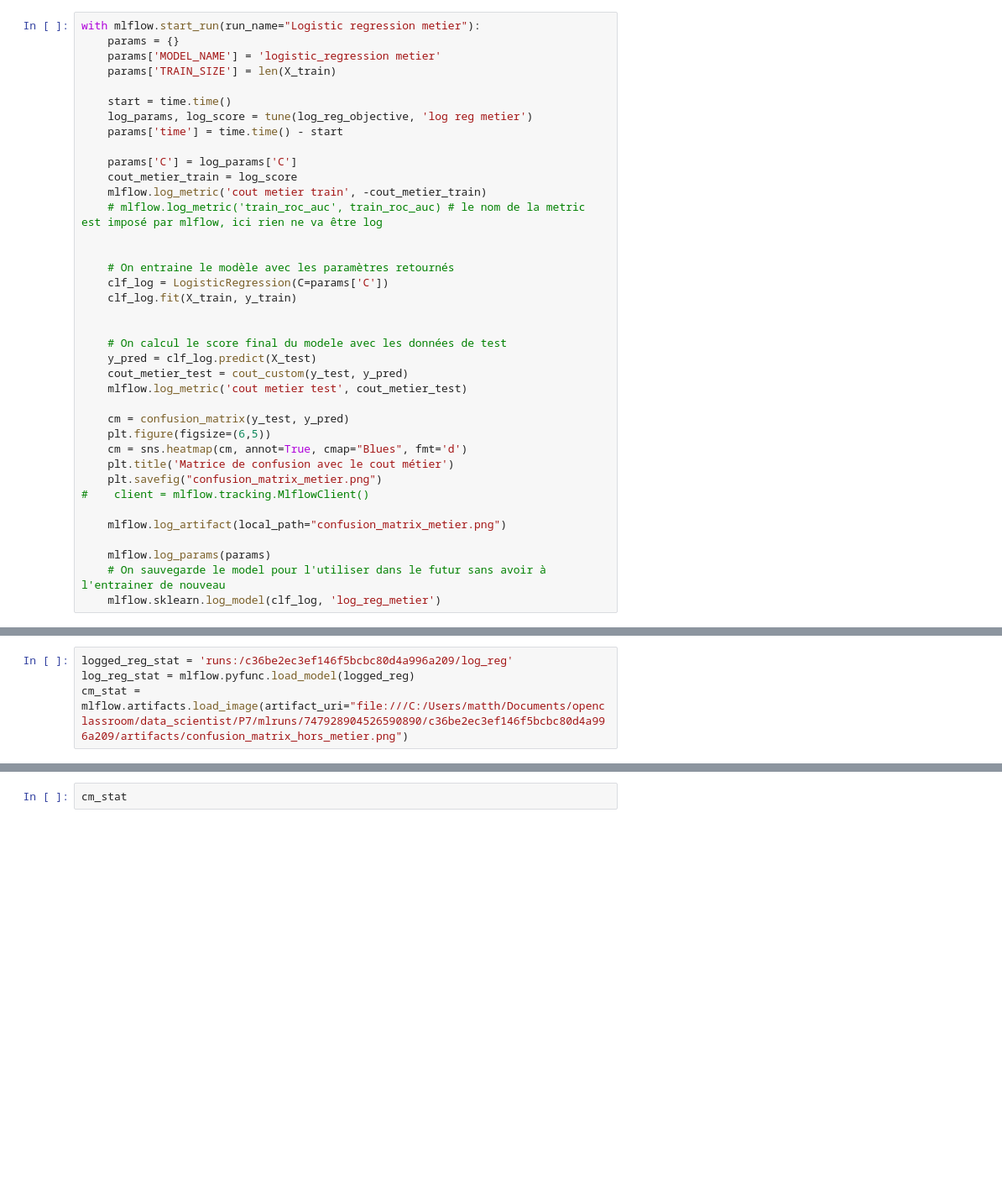
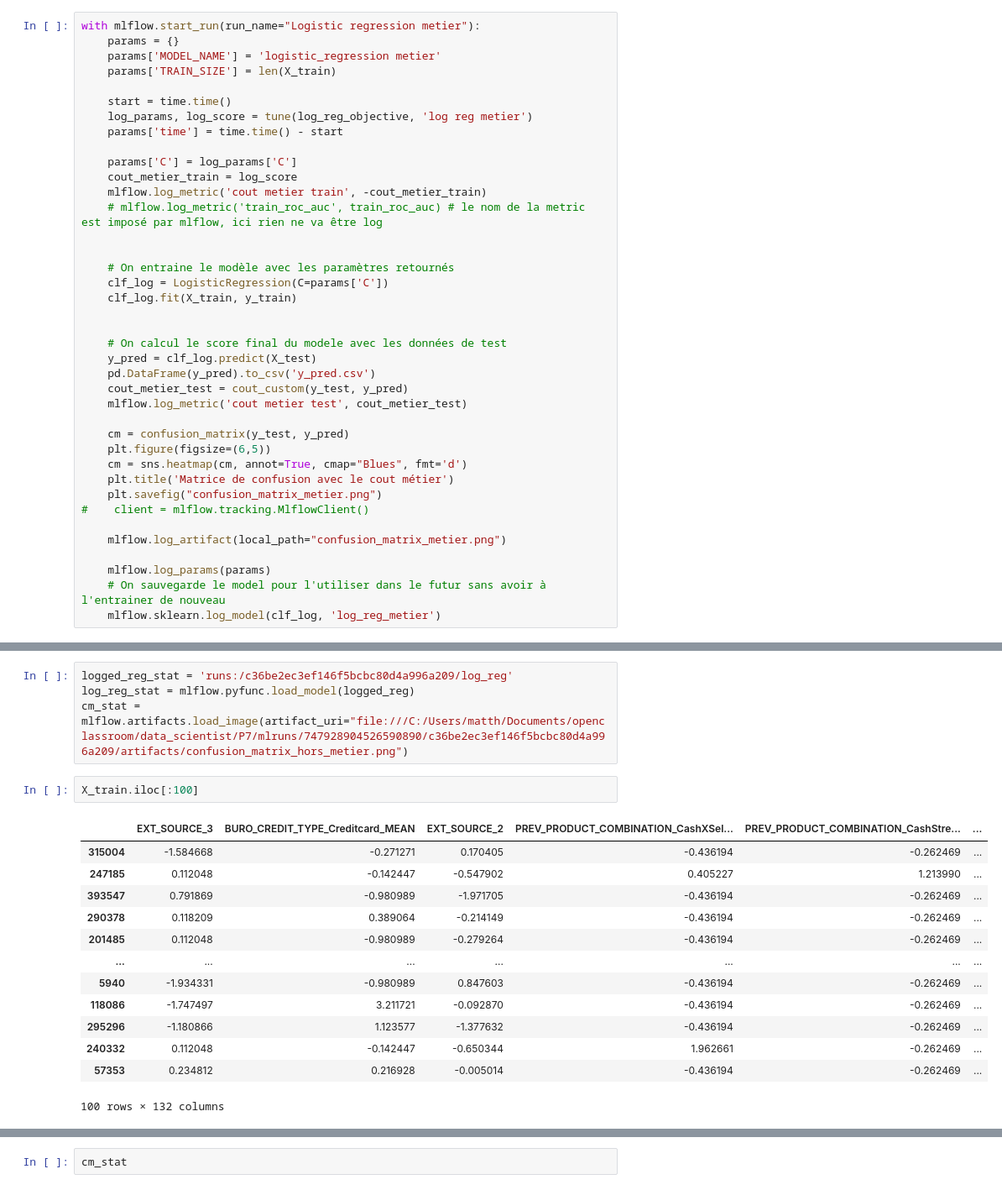
Before and after one commit to matthieu0guim/datascientist_P7, a Jupyter notebook: analyse_v2.ipynb, the cells around one changed output, grey strips where cells are left out. Shown at 84% size. Cells and saved outputs as stored; diff of their text form; blank space fills up the shorter version.

Commit message:
écriture des x_train... directement avec 100 ligne pour stockage sur drive et affichage de evidently sur colab

```diff
--- a/analyse_v2.ipynb
+++ b/analyse_v2.ipynb
@@ -515,6 +512,7 @@ with mlflow.start_run(run_name="Logistic regression metier"):
 
     # On calcul le score final du modele avec les données de test
     y_pred = clf_log.predict(X_test)
+    pd.DataFrame(y_pred).to_csv('y_pred.csv')
     cout_metier_test = cout_custom(y_test, y_pred)
     mlflow.log_metric('cout metier test', cout_metier_test)
 
@@ -555,3 +553,19 @@ Comparaison entre l'entrainement cout metier et l'entrainement purement statisti
 logged_reg_stat = 'runs:/c36be2ec3ef146f5bcbc80d4a996a209/log_reg'
 log_reg_stat = mlflow.pyfunc.load_model(logged_reg)
 cm_stat = mlflow.artifacts.load_image(artifact_uri="file:///C:/Users/matth/Documents/openclassroom/data_scientist/P7/mlruns/747928904526590890/c36be2ec3ef146f5bcbc80d4a996a209/artifacts/confusion_matrix_hors_metier.png")
+# %%
+X_train.iloc[:100]
+# %% [output]
+|  | EXT_SOURCE_3 | BURO_CREDIT_TYPE_Creditcard_MEAN | EXT_SOURCE_2 | PREV_PRODUCT_COMBINATION_CashXSel... | PREV_PRODUCT_COMBINATION_CashStre... | ... |
+| 315004 | -1.584668 | -0.271271 | 0.170405 | -0.436194 | -0.262469 | ... |
+| 247185 | 0.112048 | -0.142447 | -0.547902 | 0.405227 | 1.213990 | ... |
+| 393547 | 0.791869 | -0.980989 | -1.971705 | -0.436194 | -0.262469 | ... |
+| 290378 | 0.118209 | 0.389064 | -0.214149 | -0.436194 | -0.262469 | ... |
+| 201485 | 0.112048 | -0.980989 | -0.279264 | -0.436194 | -0.262469 | ... |
+| ... | ... | ... | ... | ... | ... | ... |
+| 5940 | -1.934331 | -0.980989 | 0.847603 | -0.436194 | -0.262469 | ... |
+| 118086 | -1.747497 | 3.211721 | -0.092870 | -0.436194 | -0.262469 | ... |
+| 295296 | -1.180866 | 1.123577 | -1.377632 | -0.436194 | -0.262469 | ... |
+| 240332 | 0.112048 | -0.142447 | -0.650344 | 1.962661 | -0.262469 | ... |
+| 57353 | 0.234812 | 0.216928 | -0.005014 | -0.436194 | -0.262469 | ... |
+100 rows × 132 columns
```
Also changed, not shown: parts of 5 cells of this notebook.
